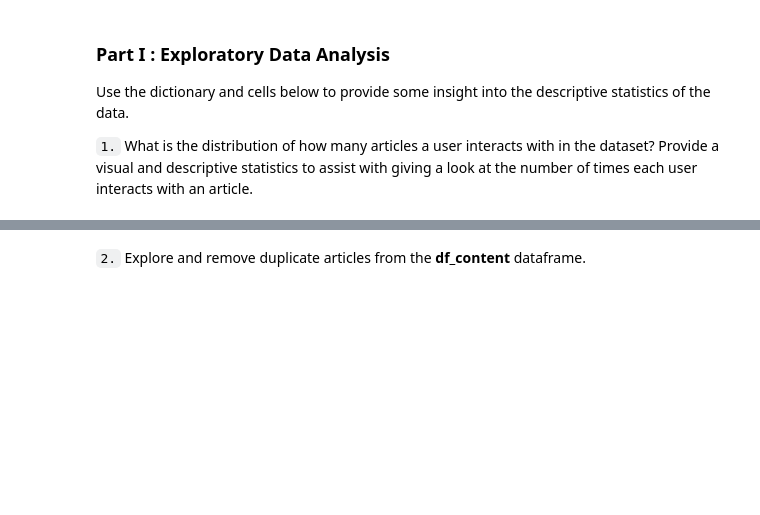
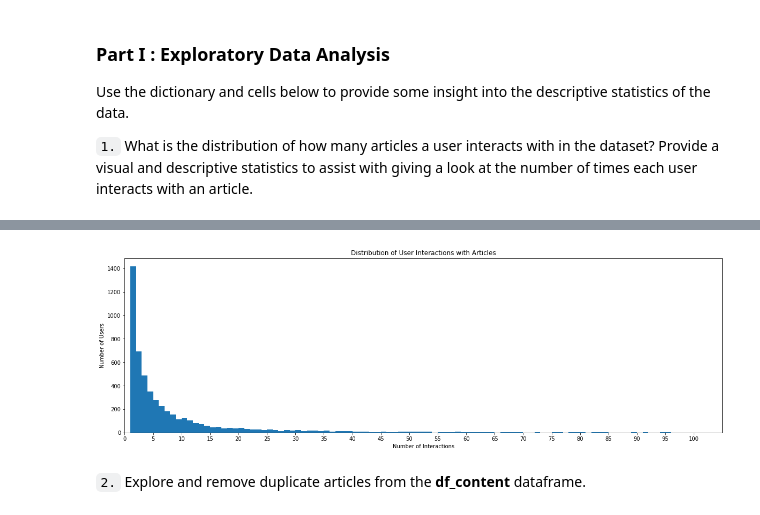
Before and after one commit to carini599/recommendation_engine_IBM, a Jupyter notebook: Recommendations_with_IBM.ipynb, the cells around one changed output, grey strips where cells are left out. Drawn from its saved outputs; the diff is of its cells as text; code cells hidden in the pictures; blank space fills up the shorter version.

```diff
--- a/Recommendations_with_IBM.ipynb
+++ b/Recommendations_with_IBM.ipynb
@@ -59,9 +59,3 @@ df_content.head()
 Use the dictionary and cells below to provide some insight into the descriptive statistics of the data.
 
 `1.` What is the distribution of how many articles a user interacts with in the dataset?  Provide a visual and descriptive statistics to assist with giving a look at the number of times each user interacts with an article.
-# %%
-# Get an idea about the shape of the df
-df.shape
-
-#Convert column article_id to string as this type is required in the later tests
-df['article_id']=df['article_id'].astype('object')
@@ -83,0 +62,5 @@ plt.title('Distribution of User Interactions with Articles');
+# %%
+# Create dataframe with number of interactions per user (email)
+df_chart = df[['email','article_id']].groupby('email').count().sort_values(by='article_id', ascending=False)['article_id']
+df_chart = pd.DataFrame(df_chart).rename(columns={'article_id':'sum_interactions'}).reset_index()
+df_chart.head(20)
@@ -84,3 +85,15 @@ plt.title('Distribution of User Interactions with Articles');
+# %%
+# Create histogram to display the distribution of user interactions with articles
+# I limited the x-Axis to 100 interactions, there are some outliers up to 364 interactions by a single user
+plt.figure(figsize=(20,6))
+plt.hist(data=df_chart, x='sum_interactions', color='tab:blue', range=[0,100],bins=100)
+plt.xlabel('Number of Interactions');
+plt.xticks(list(range(0,105,5)))
+plt.xlim(0)
+plt.ylabel('Number of Users')
+plt.title('Distribution of User Interactions with Articles');
+# %% [output]
+[figure, added]
 # %%
 # Median and maximum number of user_article interactions
 # 50% of individuals interact with ____ number of articles or fewer.
```
Also changed, not shown: parts of 12 cells of this notebook.
